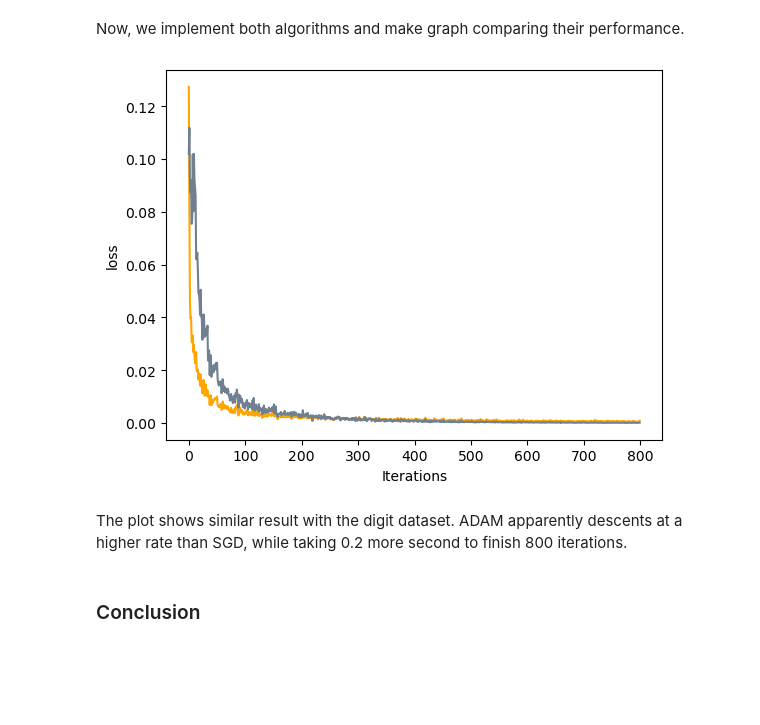
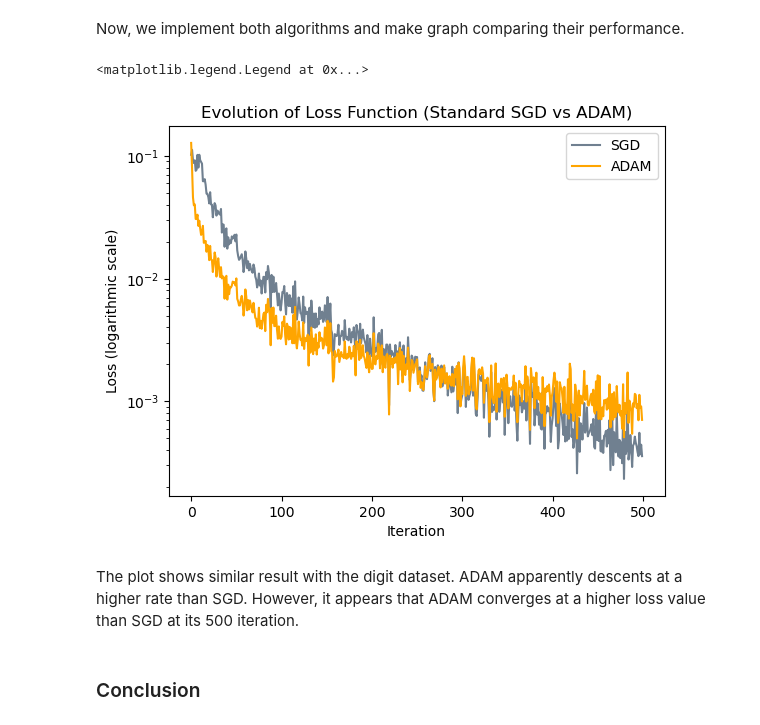
Before and after one commit to alexxuyide/ml, a Jupyter notebook: posts/ADAM-post/index.ipynb, the cells around one changed output. Saved outputs shown, nothing was run; the diff lists cells and outputs as text; code cells hidden in the pictures; blank space fills up the shorter version.

Commit message:
address coments on ADAM

```diff
--- a/posts/ADAM-post/index.ipynb
+++ b/posts/ADAM-post/index.ipynb
@@ -76,7 +79,7 @@ for _ in range(2000):
     # choose a random batch of indices
     i = torch.randint(0, X.shape[0], (batch_size,))
 
-    ADAM.step(X[i], y[i], alpha = 0.01, beta1 = 0.9, beta2 = 0.9)
+    ADAM.step(X[i], y[i], alpha = 0.006, beta1 = 0.9, beta2 = 0.9)
 
     loss = LR.loss(X[i], y[i])
     loss_vec_1.append(loss)
@@ -105,7 +101,7 @@ for _ in range(2000):
     # choose a random batch of indices
     i = torch.randint(0, X.shape[0], (batch_size,))
 
-    opt.step(X[i], y[i], alpha = 0.01, beta = 0.0)
+    opt.step(X[i], y[i], alpha = 0.006, beta = 0.0)
 
     loss = LR_SGD.loss(X[i], y[i])
     loss_vec_2.append(loss)
@@ -246,7 +245,7 @@ loss_vec_5 = []
 # specify batch size
 batch_size = 30
 
-for _ in range(800):
+for _ in range(500):
     # choose a random batch of indices
     i = torch.randint(0, X_crop.shape[0], (batch_size,))
     loss = opt.step(X_crop[i], y_crop[i], alpha = 0.001)
@@ -264,7 +263,7 @@ loss_vec_6 = []
 # specify batch size
 batch_size = 30
 
-for _ in range(800):
+for _ in range(500):
 
     # choose a random batch of indices
     i = torch.randint(0, X_crop.shape[0], (batch_size,))
@@ -272,14 +271,20 @@ for _ in range(800):
     loss = ADAM.step(X_crop[i], y_crop[i], alpha = 0.001, beta1 = 0.9, beta2 = 0.99)
     loss_vec_6.append(loss)
 # %%
-plt.plot(loss_vec_5, color = "orange")
-labs = plt.gca().set(xlabel = "Iterations", ylabel = "loss")
-plt.plot(loss_vec_6, color = "slategrey")
-labs = plt.gca().set(xlabel = "Iterations", ylabel = "loss")
+
+plt.plot(loss_vec_6, color = "slategrey", label = "SGD")
+plt.plot(loss_vec_5, color = "orange", label = "ADAM")
+plt.yscale('log')
+plt.xlabel("Iteration")
+plt.ylabel("Loss (logarithmic scale)")
+
+plt.title("Evolution of Loss Function (Standard SGD vs ADAM)")
+plt.legend()
 # %% [output]
+<matplotlib.legend.Legend at 0x...>
-[figure, old version]
+[figure, new version]
 # %% [markdown]
-The plot shows similar result with the digit dataset. ADAM apparently descents at a higher rate than SGD, while taking 0.2 more second to finish 800 iterations.
+The plot shows similar result with the digit dataset. ADAM apparently descents at a higher rate than SGD. However, it appears that ADAM converges at a higher loss value than SGD at its 500 iteration.
 # %% [markdown]
 ### Conclusion
 # %% [markdown]
```
Also changed, not shown: parts of 6 cells of this notebook, 10 other files.
